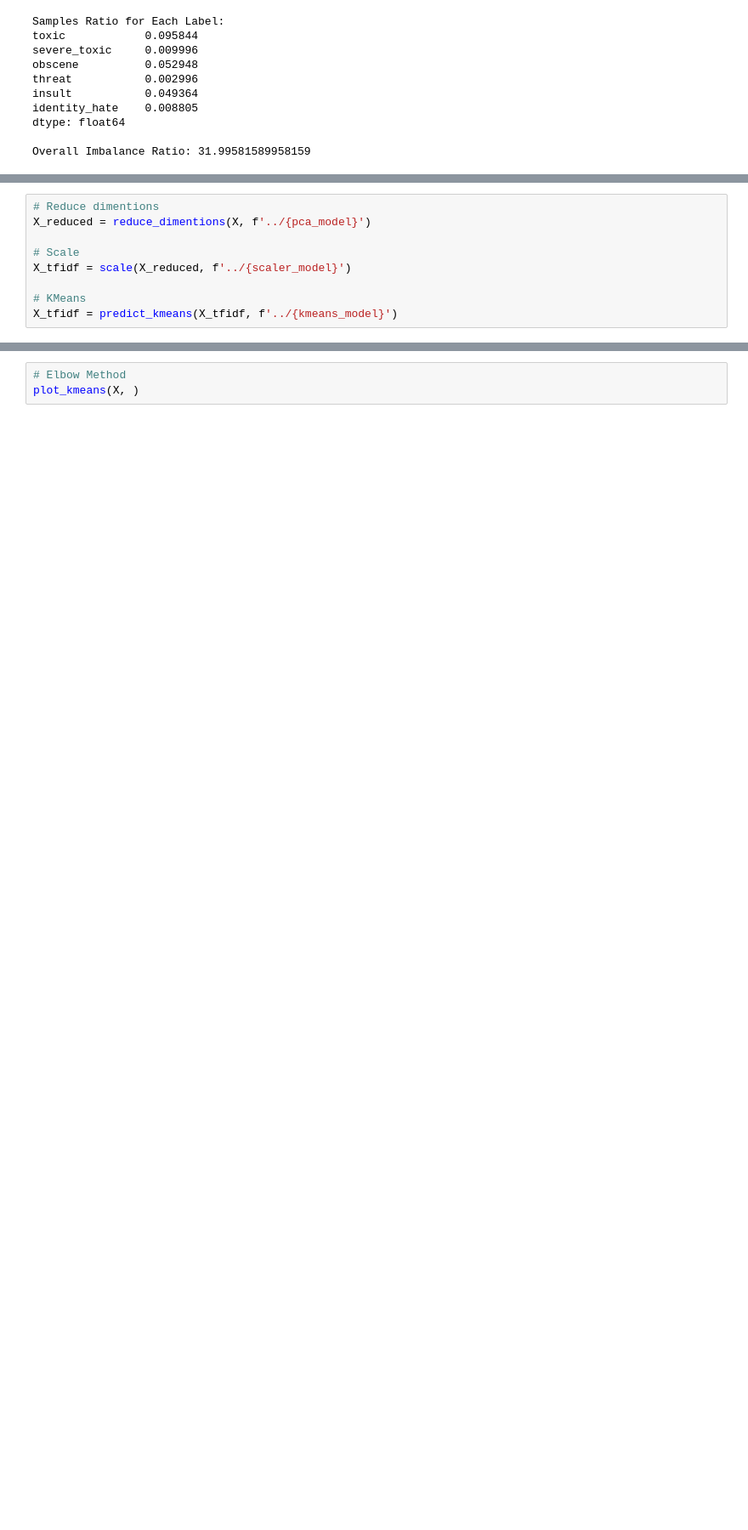
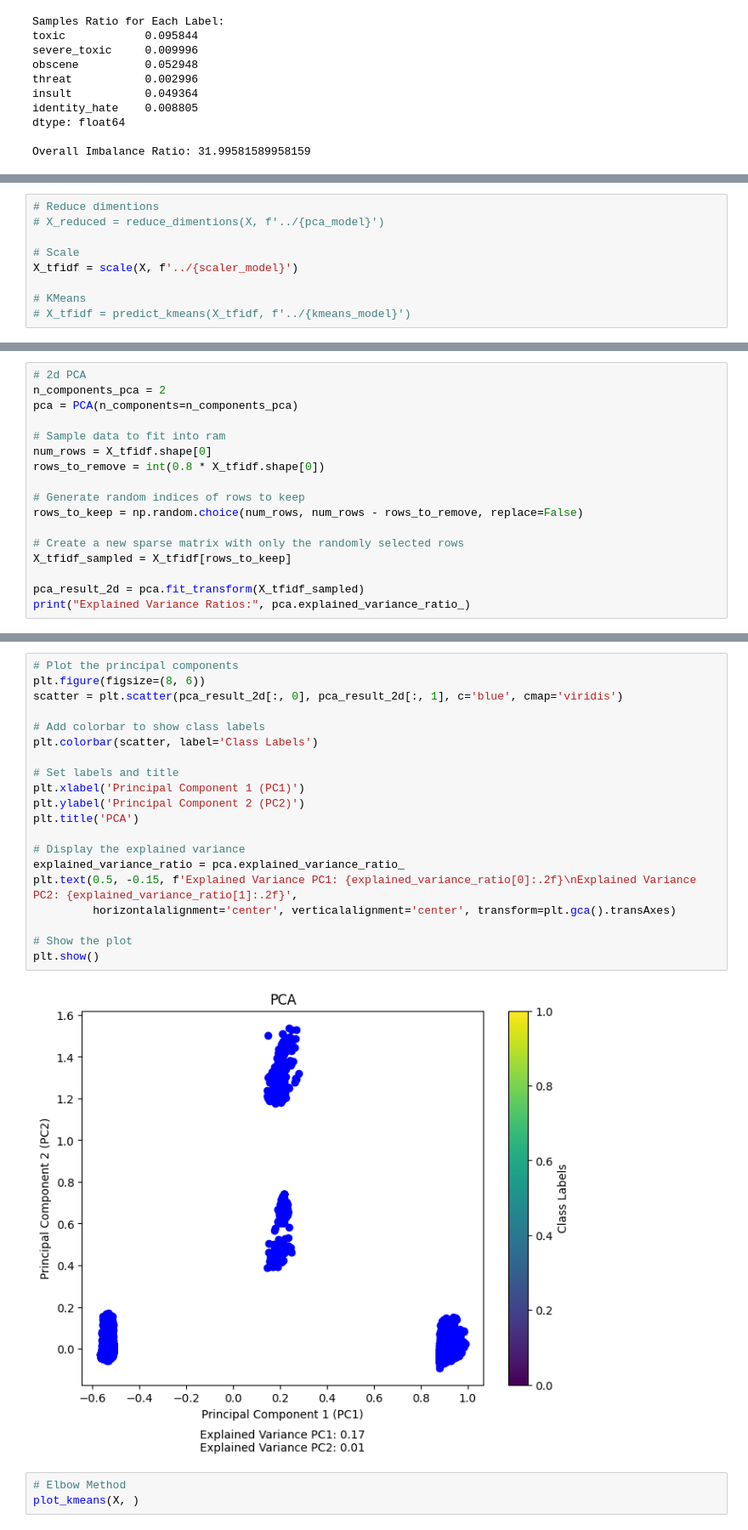
Before and after one commit to tmyroniuk/kma-ml-lab4, a Jupyter notebook: EDA/EDA.ipynb, the cells around one changed output, grey strips where cells are left out. Shown: that part at 85% size. Saved outputs shown, nothing was run; the diff lists cells and outputs as text; blank space fills up the shorter version.

```diff
--- a/EDA/EDA.ipynb
+++ b/EDA/EDA.ipynb
@@ -143,10 +152,10 @@ if use_feature_selection:
 [figure]
 # %%
 # Reduce dimentions
-X_reduced = reduce_dimentions(X, f'../{pca_model}')
+# X_reduced = reduce_dimentions(X, f'../{pca_model}')
 
 # Scale
-X_tfidf = scale(X_reduced, f'../{scaler_model}')
+X_tfidf = scale(X, f'../{scaler_model}')
 
 # KMeans
-X_tfidf = predict_kmeans(X_tfidf, f'../{kmeans_model}')
+# X_tfidf = predict_kmeans(X_tfidf, f'../{kmeans_model}')
@@ -190,0 +164,17 @@ Explained Variance Ratios: [0.02633    0.01732256]
+# %%
+# 2d PCA
+n_components_pca = 2
+pca = PCA(n_components=n_components_pca)
+
+# Sample data to fit into ram
+num_rows = X_tfidf.shape[0]
+rows_to_remove = int(0.8 * X_tfidf.shape[0])
+
+# Generate random indices of rows to keep
+rows_to_keep = np.random.choice(num_rows, num_rows - rows_to_remove, replace=False)
+
+# Create a new sparse matrix with only the randomly selected rows
+X_tfidf_sampled = X_tfidf[rows_to_keep]
+
+pca_result_2d = pca.fit_transform(X_tfidf_sampled)
+print("Explained Variance Ratios:", pca.explained_variance_ratio_)
@@ -191,3 +183,25 @@ Explained Variance Ratios: [0.02633    0.01732256]
+# %%
+# Plot the principal components
+plt.figure(figsize=(8, 6))
+scatter = plt.scatter(pca_result_2d[:, 0], pca_result_2d[:, 1], c='blue', cmap='viridis')
+
+# Add colorbar to show class labels
+plt.colorbar(scatter, label='Class Labels')
+
+# Set labels and title
+plt.xlabel('Principal Component 1 (PC1)')
+plt.ylabel('Principal Component 2 (PC2)')
+plt.title('PCA')
+
+# Display the explained variance
+explained_variance_ratio = pca.explained_variance_ratio_
+plt.text(0.5, -0.15, f'Explained Variance PC1: {explained_variance_ratio[0]:.2f}\nExplained Variance PC2: {explained_variance_ratio[1]:.2f}',
+         horizontalalignment='center', verticalalignment='center', transform=plt.gca().transAxes)
+
+# Show the plot
+plt.show()
+# %% [output]
+[figure, added]
 # %%
 # Elbow Method
 plot_kmeans(X, )
```
Also changed, not shown: parts of 5 cells of this notebook, 5 other files.
